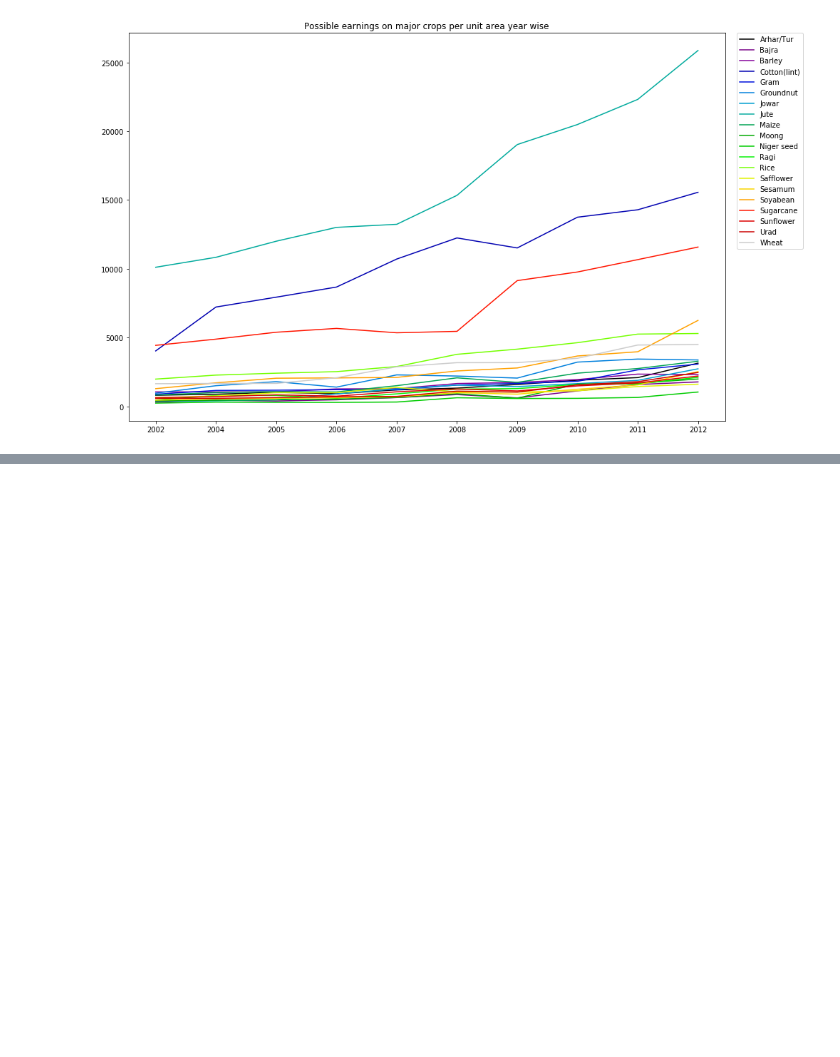
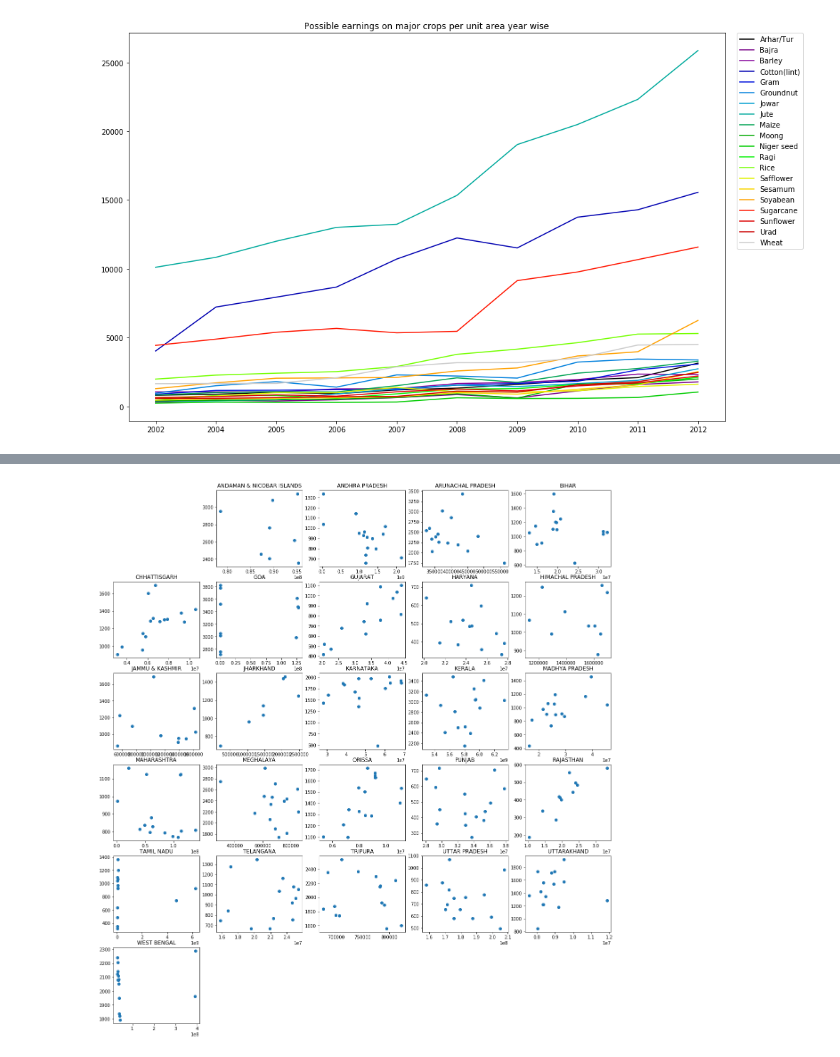
Before and after one commit to nitinvbharti/Agriculture_Analysis, a Jupyter notebook: Agro_analysis.ipynb, the cells around one changed output, grey strips where cells are left out. Saved outputs shown, nothing was run; the diff lists cells and outputs as text; code cells hidden in the pictures; blank space fills up the shorter version.

```diff
--- a/Agro_analysis.ipynb
+++ b/Agro_analysis.ipynb
@@ -418,0 +544,13 @@ mplot.show()
+# %%
+ct = 1
+fig = mplot.figure(figsize=(20,22))
+for i in area_rainfall.STATES.unique():
+    tp= area_rainfall[area_rainfall.STATES==i]
+    tp=tp.iloc[:,2:]
+    ct+=1
+    mplot.subplot(6,5,ct)
+    mplot.scatter(tp.iloc[:,1],tp.iloc[:,2])
+    mplot.title(i)
+mplot.show()
+# %% [output]
+[figure, added]
```
Also changed, not shown: parts of 15 cells of this notebook.
